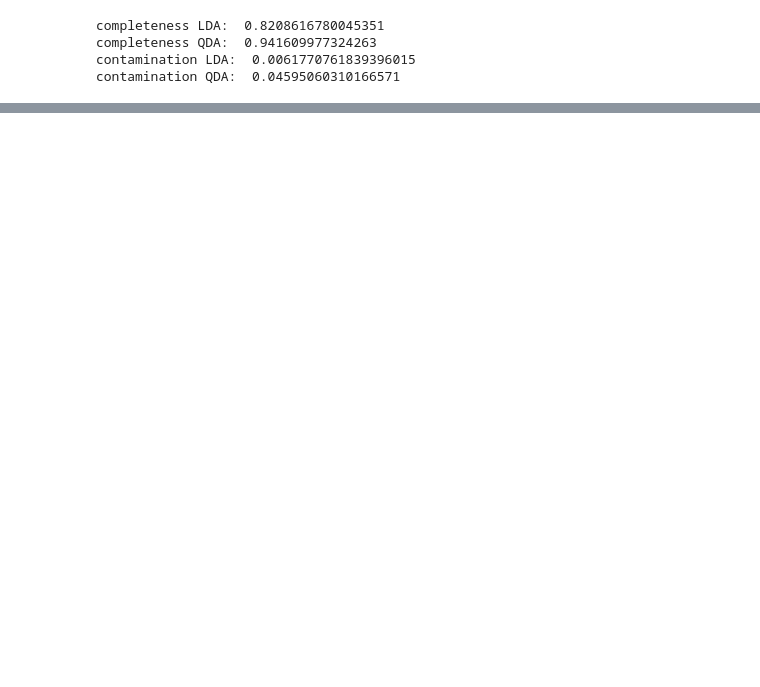
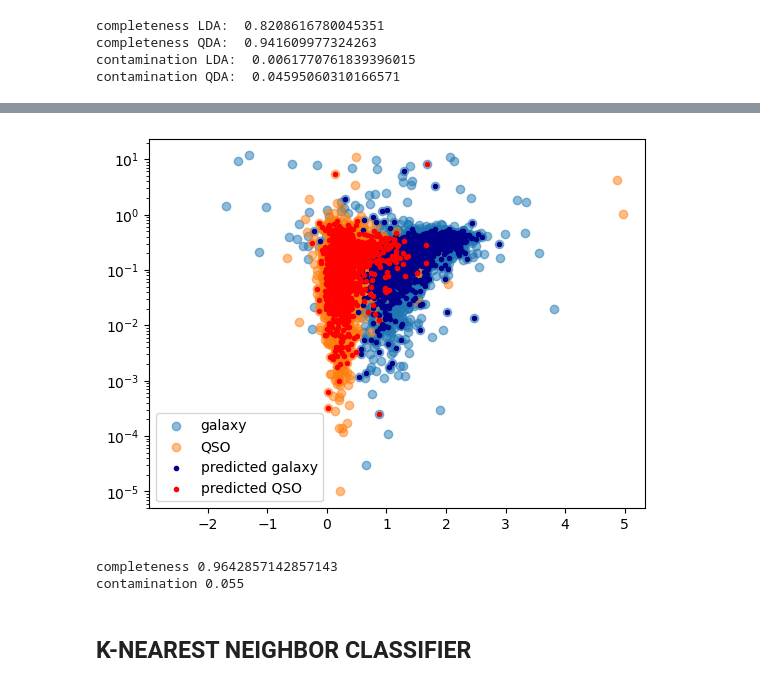
Before and after one commit to ebianchi803/astrostatistics_bicocca_2026, a Jupyter notebook: working/L19.ipynb, the cells around one changed output, grey strips where cells are left out. Saved outputs shown, nothing was run; the diff lists cells and outputs as text; code cells hidden in the pictures; blank space fills up the shorter version.

```diff
--- a/working/L19.ipynb
+++ b/working/L19.ipynb
@@ -167,0 +164,19 @@ contamination QDA:  0.04595060310166571
+# %%
+from astroML.classification import GMMBayes
+
+gmmb = GMMBayes(3) # 3 clusters per class
+gmmb.fit(X_train,y_train)
+
+y_pred_gmmb = gmmb.predict(X_test)
+# %%
+plt.scatter(u_g[cls==0],i_z[cls==0], label='galaxy',alpha=0.5)
+plt.scatter(u_g[cls==1],i_z[cls==1], label='QSO',alpha=0.5)
+
+plt.scatter(X_test[:,0][y_pred_gmmb==0],X_test[:,-2][y_pred_gmmb==0],label='predicted galaxy',marker='.',c='darkblue',edgecolors=None)
+plt.scatter(X_test[:,0][y_pred_gmmb==1],X_test[:,-2][y_pred_gmmb==1],label='predicted QSO',marker='.',c='r')
+
+
+plt.legend()
+plt.yscale('log')
+# %% [output]
+[figure, added]
@@ -167,0 +204,12 @@ contamination QDA:  0.04595060310166571
+# %%
+classifiers, predictions = compute_GMMbayes(Ncolors, Ncomp)
+completeness, contamination = completeness_contamination(y_pred_gmmb, y_test)
+
+print("completeness", completeness)
+print("contamination", contamination)
+# %% [output]
+completeness 0.9642857142857143
+contamination 0.055
+# %% [markdown]
+K-NEAREST NEIGHBOR CLASSIFIER
+-
```
Also changed, not shown: parts of 14 cells of this notebook.
